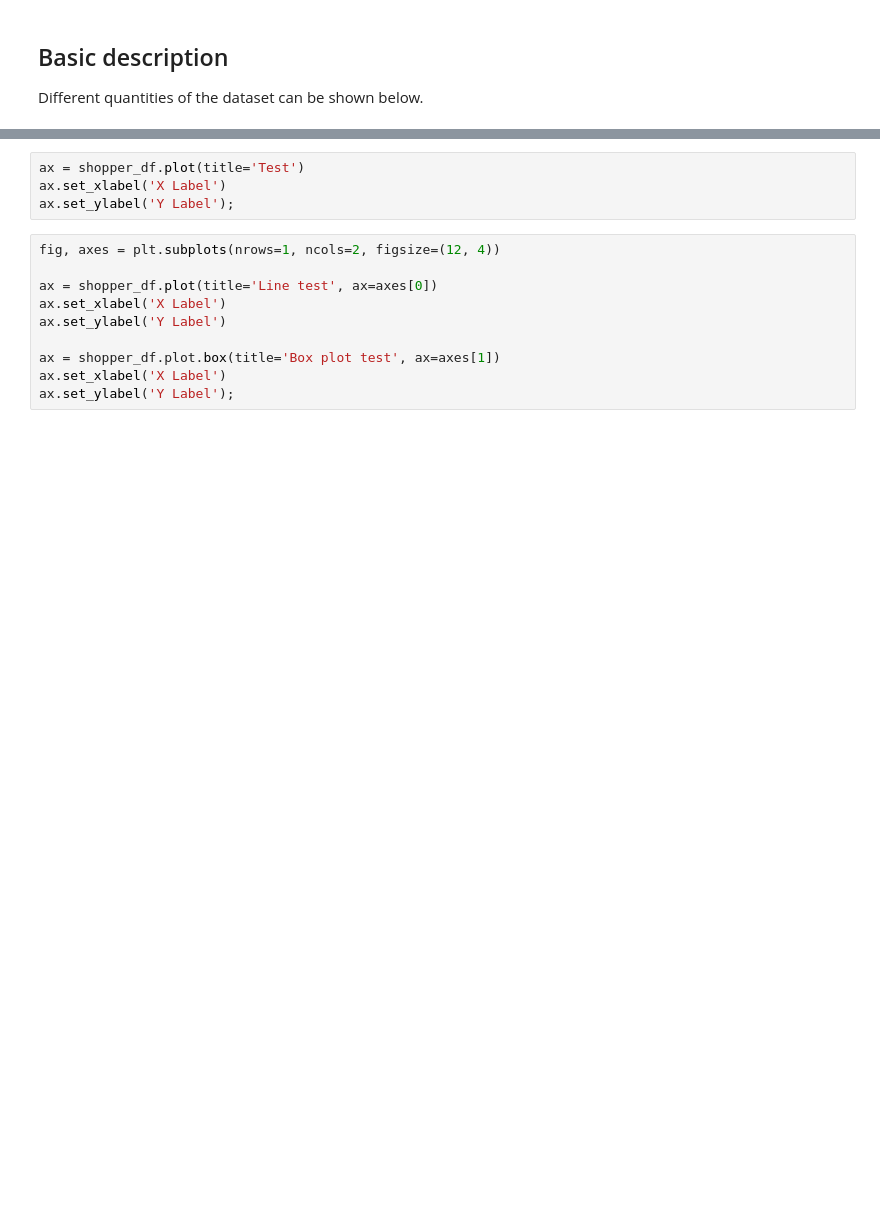
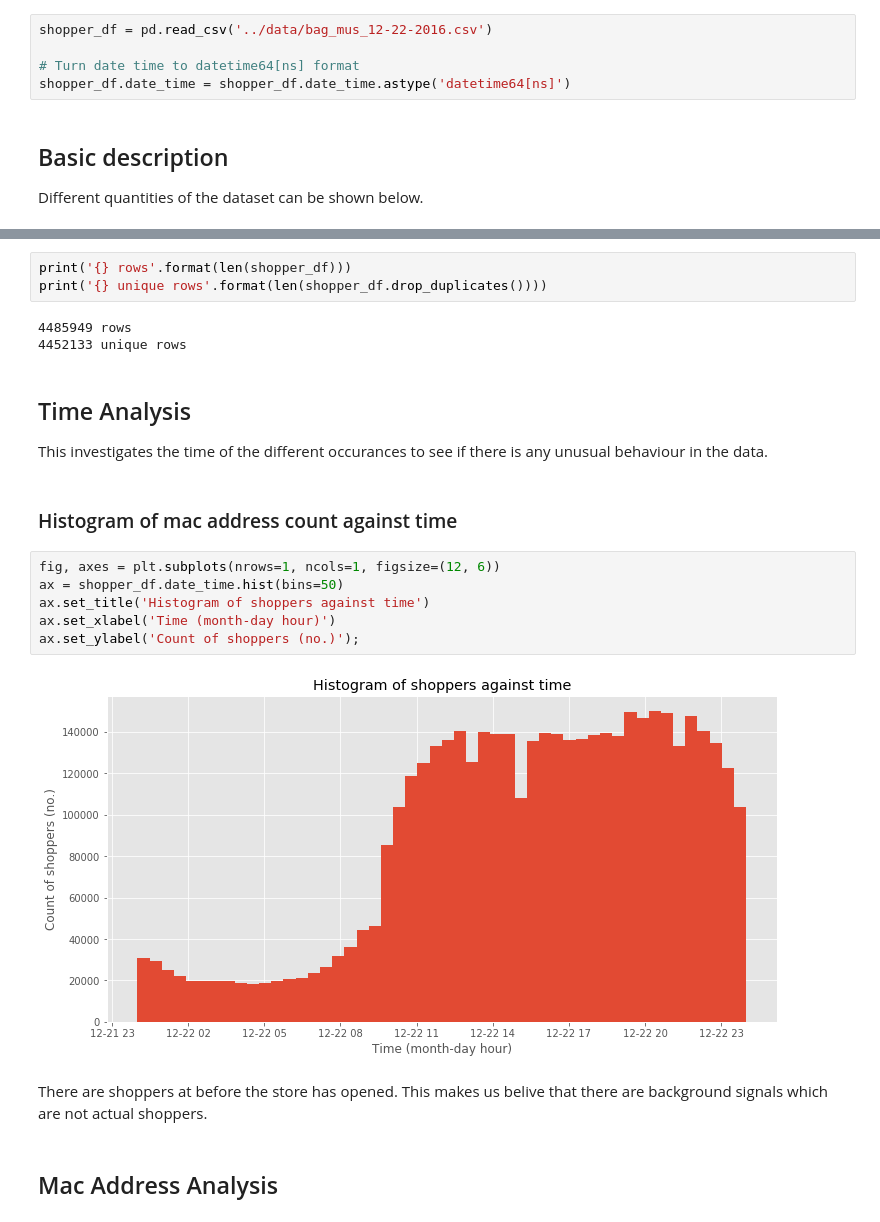
Before and after one commit to Beaulieu318/msci-complexity-project, a Jupyter notebook: analysis/raw_data_initial_analysis.ipynb, the cells around one changed output, grey strips where cells are left out. Drawn from its saved outputs; the diff is of its cells as text; blank space fills up the shorter version.

Commit message:
add time and mac address analysis on raw data
Two graphs have been added which analyses the time distribution of the
shoppers.

```diff
--- a/analysis/raw_data_initial_analysis.ipynb
+++ b/analysis/raw_data_initial_analysis.ipynb
@@ -20,3 +27,8 @@ shopper_df = pd.DataFrame(data=np.random.randn(2, 2))
+# %%
+shopper_df = pd.read_csv('../data/bag_mus_12-22-2016.csv')
+
+# Turn date time to datetime64[ns] format
+shopper_df.date_time = shopper_df.date_time.astype('datetime64[ns]')
 # %% [markdown]
 ## Basic description
 Different quantities of the dataset can be shown below.
@@ -29,14 +62,24 @@ shopper_df.describe()
-# %%
-ax = shopper_df.plot(title='Test')
-ax.set_xlabel('X Label')
-ax.set_ylabel('Y Label');
-# %%
-fig, axes = plt.subplots(nrows=1, ncols=2, figsize=(12, 4))
-
-ax = shopper_df.plot(title='Line test', ax=axes[0])
-ax.set_xlabel('X Label')
-ax.set_ylabel('Y Label')
-
-ax = shopper_df.plot.box(title='Box plot test', ax=axes[1])
-ax.set_xlabel('X Label')
-ax.set_ylabel('Y Label');
+# %%
+print('{} rows'.format(len(shopper_df)))
+print('{} unique rows'.format(len(shopper_df.drop_duplicates())))
+# %% [output]
+4485949 rows
+4452133 unique rows
+# %% [markdown]
+## Time Analysis
+
+This investigates the time of the different occurances to see if there is any unusual behaviour in the data.
+# %% [markdown]
+### Histogram of mac address count against time
+# %%
+fig, axes = plt.subplots(nrows=1, ncols=1, figsize=(12, 6))
+ax = shopper_df.date_time.hist(bins=50)
+ax.set_title('Histogram of shoppers against time')
+ax.set_xlabel('Time (month-day hour)')
+ax.set_ylabel('Count of shoppers (no.)');
+# %% [output]
+[figure, added]
+# %% [markdown]
+There are shoppers at before the store has opened. This makes us belive that there are background signals which are not actual shoppers.
+# %% [markdown]
+## Mac Address Analysis
```
Also changed, not shown: parts of 9 cells of this notebook.
